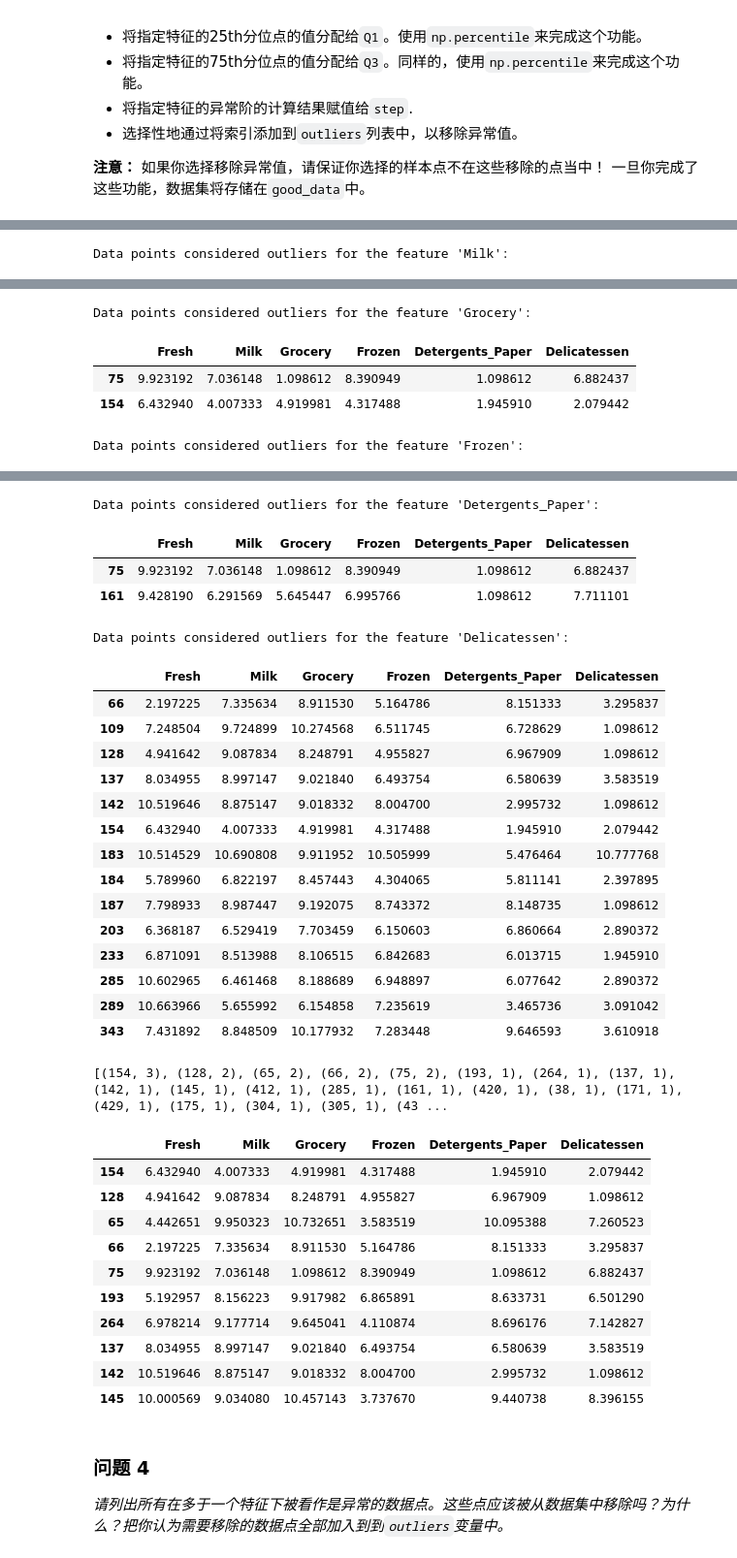
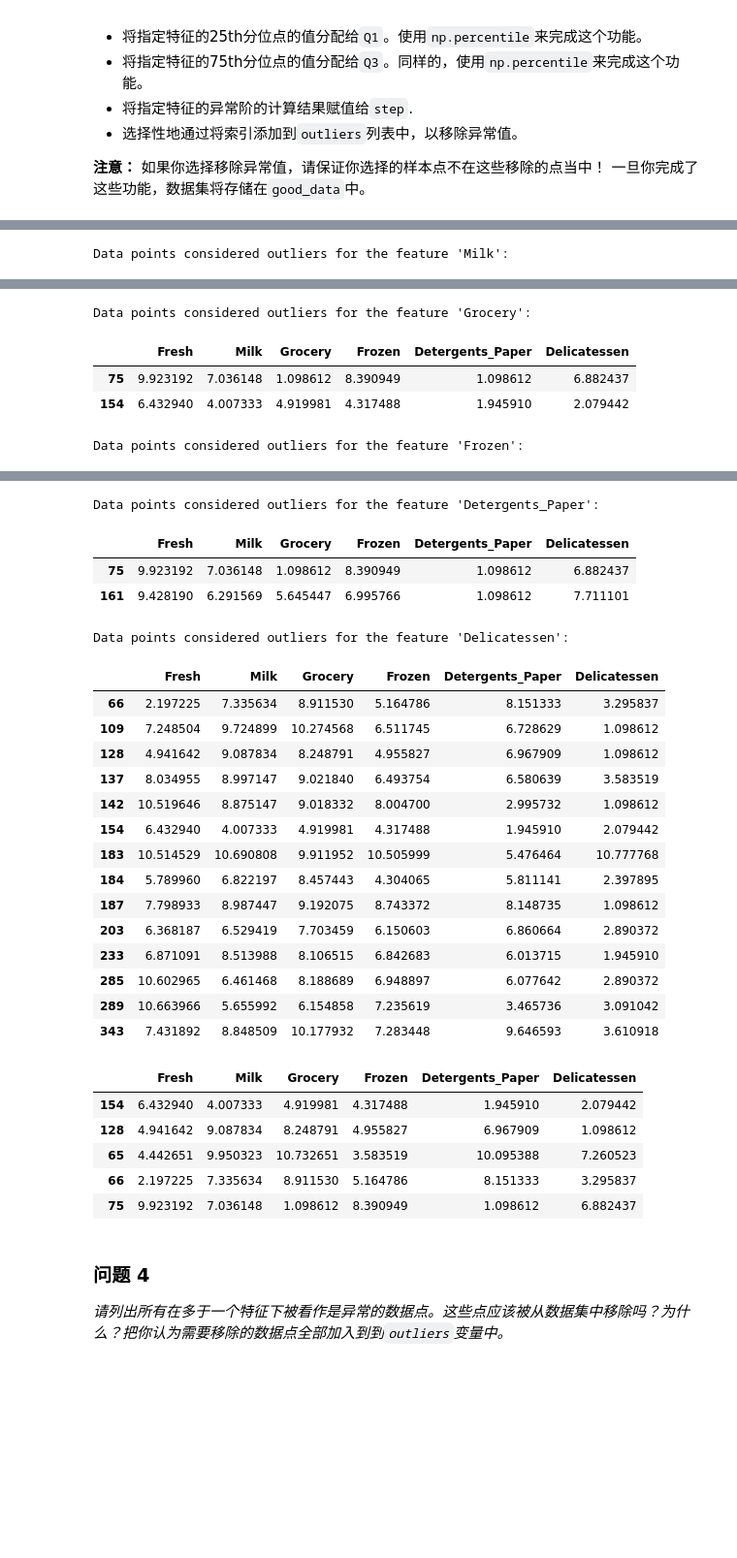
Before and after one commit to KIDJourney/creating_customer_segments, a Jupyter notebook: customer_segments.ipynb, the cells around one changed output, grey strips where cells are left out. Shown: that part at 97% size. Cells and saved outputs as stored; diff of their text form; code cells hidden in the pictures; blank space fills up the shorter version.

```diff
--- a/customer_segments.ipynb
+++ b/customer_segments.ipynb
@@ -268,8 +282,7 @@ for feature in log_data.keys():
 # 可选：选择你希望移除的数据点的索引
 
 outliers = sorted(Counter(outliers).items(), key= lambda x : x[1], reverse=True)
-print(outliers)
-outliers = [i[0] for i in outliers][:10]
+outliers = [i[0] for i in outliers][:5]
 display(log_data.iloc[outliers])
 # 如果选择了的话，移除异常点
 good_data = log_data.drop(log_data.index[outliers]).reset_index(drop = True)
@@ -313,39 +326,33 @@ Data points considered outliers for the feature 'Frozen':
 | 325 | 10.395650 | 9.728181 | 9.519735 | 11.016479 | 7.148346 | 8.632128 |
 | 420 | 8.402007 | 8.569026 | 9.490015 | 3.218876 | 8.827321 | 7.239215 |
 | 429 | 9.060331 | 7.467371 | 8.183118 | 3.850148 | 4.430817 | 7.824446 |
 | 439 | 7.932721 | 7.437206 | 7.828038 | 4.174387 | 6.167516 | 3.951244 |
 Data points considered outliers for the feature 'Detergents_Paper':
 |  | Fresh | Milk | Grocery | Frozen | Detergents_Paper | Delicatessen |
 | 75 | 9.923192 | 7.036148 | 1.098612 | 8.390949 | 1.098612 | 6.882437 |
 | 161 | 9.428190 | 6.291569 | 5.645447 | 6.995766 | 1.098612 | 7.711101 |
 Data points considered outliers for the feature 'Delicatessen':
 |  | Fresh | Milk | Grocery | Frozen | Detergents_Paper | Delicatessen |
 | 66 | 2.197225 | 7.335634 | 8.911530 | 5.164786 | 8.151333 | 3.295837 |
 | 109 | 7.248504 | 9.724899 | 10.274568 | 6.511745 | 6.728629 | 1.098612 |
 | 128 | 4.941642 | 9.087834 | 8.248791 | 4.955827 | 6.967909 | 1.098612 |
 | 137 | 8.034955 | 8.997147 | 9.021840 | 6.493754 | 6.580639 | 3.583519 |
 | 142 | 10.519646 | 8.875147 | 9.018332 | 8.004700 | 2.995732 | 1.098612 |
 | 154 | 6.432940 | 4.007333 | 4.919981 | 4.317488 | 1.945910 | 2.079442 |
 | 183 | 10.514529 | 10.690808 | 9.911952 | 10.505999 | 5.476464 | 10.777768 |
 | 184 | 5.789960 | 6.822197 | 8.457443 | 4.304065 | 5.811141 | 2.397895 |
 | 187 | 7.798933 | 8.987447 | 9.192075 | 8.743372 | 8.148735 | 1.098612 |
 | 203 | 6.368187 | 6.529419 | 7.703459 | 6.150603 | 6.860664 | 2.890372 |
 | 233 | 6.871091 | 8.513988 | 8.106515 | 6.842683 | 6.013715 | 1.945910 |
 | 285 | 10.602965 | 6.461468 | 8.188689 | 6.948897 | 6.077642 | 2.890372 |
 | 289 | 10.663966 | 5.655992 | 6.154858 | 7.235619 | 3.465736 | 3.091042 |
 | 343 | 7.431892 | 8.848509 | 10.177932 | 7.283448 | 9.646593 | 3.610918 |
-[(154, 3), (128, 2), (65, 2), (66, 2), (75, 2), (193, 1), (264, 1), (137, 1), (142, 1), (145, 1), (412, 1), (285, 1), (161, 1), (420, 1), (38, 1), (171, 1), (429, 1), (175, 1), (304, 1), (305, 1), (43 ...
 |  | Fresh | Milk | Grocery | Frozen | Detergents_Paper | Delicatessen |
 | 154 | 6.432940 | 4.007333 | 4.919981 | 4.317488 | 1.945910 | 2.079442 |
 | 128 | 4.941642 | 9.087834 | 8.248791 | 4.955827 | 6.967909 | 1.098612 |
 | 65 | 4.442651 | 9.950323 | 10.732651 | 3.583519 | 10.095388 | 7.260523 |
 | 66 | 2.197225 | 7.335634 | 8.911530 | 5.164786 | 8.151333 | 3.295837 |
 | 75 | 9.923192 | 7.036148 | 1.098612 | 8.390949 | 1.098612 | 6.882437 |
-| 193 | 5.192957 | 8.156223 | 9.917982 | 6.865891 | 8.633731 | 6.501290 |
-| 264 | 6.978214 | 9.177714 | 9.645041 | 4.110874 | 8.696176 | 7.142827 |
-| 137 | 8.034955 | 8.997147 | 9.021840 | 6.493754 | 6.580639 | 3.583519 |
-| 142 | 10.519646 | 8.875147 | 9.018332 | 8.004700 | 2.995732 | 1.098612 |
-| 145 | 10.000569 | 9.034080 | 10.457143 | 3.737670 | 9.440738 | 8.396155 |
 # %% [markdown]
 ### 问题 4
 *请列出所有在多于一个特征下被看作是异常的数据点。这些点应该被从数据集中移除吗？为什么？把你认为需要移除的数据点全部加入到到`outliers`变量中。*
```
Also changed, not shown: parts of 25 cells of this notebook.
